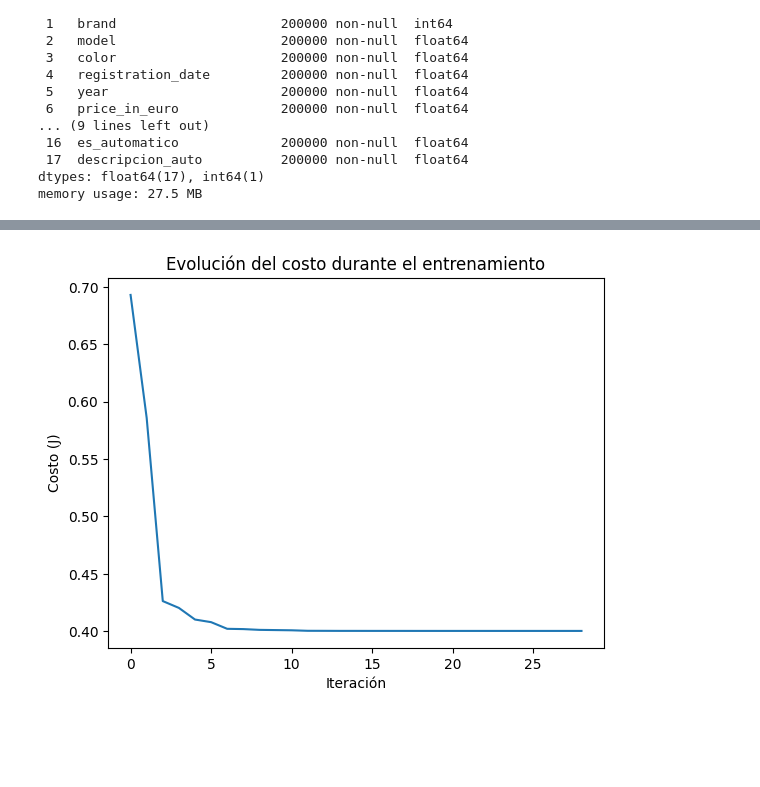
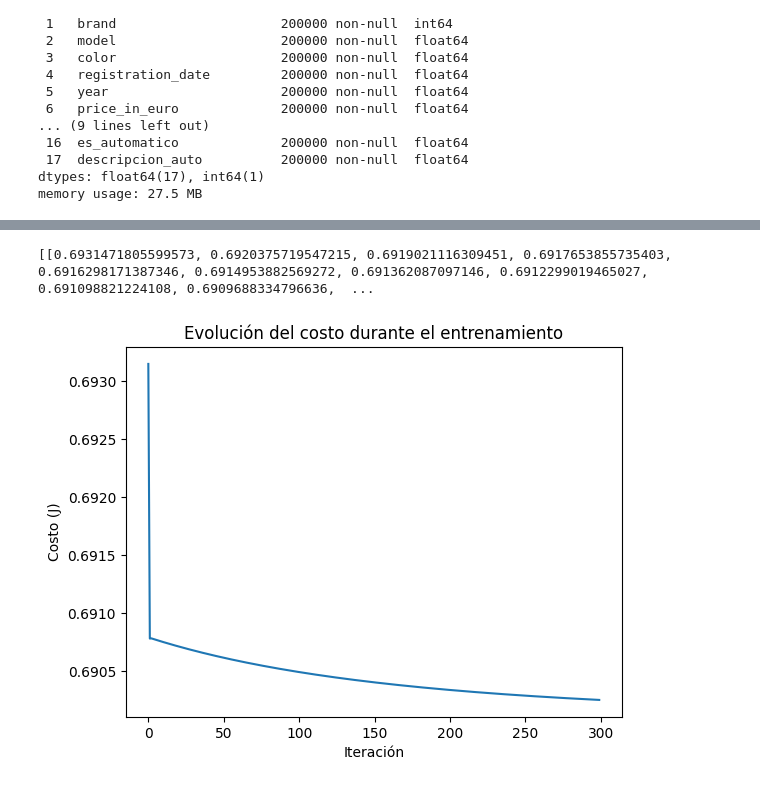
Before and after one commit to OmarChocamani/SIS420-OCL, a Jupyter notebook: Copia_de_reg_log_onevsall_03.ipynb, the cells around one changed output, grey strips where cells are left out. Cells and saved outputs as stored; diff of their text form; code cells hidden in the pictures; blank space fills up the shorter version.

```diff
--- a/Copia_de_reg_log_onevsall_03.ipynb
+++ b/Copia_de_reg_log_onevsall_03.ipynb
@@ -74,9 +74,3 @@ for col in to_convert:
 {'ford': 0, 'hyundai': 1, 'audi': 2, 'honda': 3, 'kia': 4, 'dacia': 5, 'bmw': 6, 'citroen': 7, 'alfa-romeo': 8, 'land-rover': 9, 'jaguar': 10, 'dodge': 11, 'fiat': 12, 'lamborghini': 13, 'mazda': 14,  ...
 # %%
 num_labels = 29
-# %%
-#variables categoricas
-columnas_categoricas = data.select_dtypes(include=['object']).columns
-le = LabelEncoder()
-for columna in columnas_categoricas:
-    data[columna] = le.fit_transform(data[columna]).astype(float)
@@ -264,3 +267,13 @@ X_train.shape, X_test.shape
+# %%
+#separamos el data set en 80% enry 20% para prueba
+X_train=nuevo_data.iloc[0:160000,[2,3,4,5,6,7,8,9,10,11,12,13,14]]
+y_train=nuevo_data.iloc[0:160000,1]
+
+X_test=nuevo_data.iloc[160000:,[2,3,4,5,6,7,8,9,10,11,12,13,14]]
+y_test=nuevo_data.iloc[160000:,1]
+
+#X_train, X_test, y_train, y_test = train_test_split(X_datos, y_datos, test_size=0.2)
+#X_train.shape, X_test.shape
 # %%
 X=X_train
 y=y_train
@@ -395,17 +413,19 @@ Entrenando para la clase 27...
 Entrenando para la clase 28...
 (29, 14)
 # %%
-#print(all_J_history)
+print(all_J_history)
 #print(J_history)
 #print(P_history)
+# %% [output]
+[[0.6931471805599573, 0.6920375719547215, 0.6919021116309451, 0.6917653855735403, 0.6916298171387346, 0.6914953882569272, 0.691362087097146, 0.6912299019465027, 0.691098821224108, 0.6909688334796636,  ...
 # %%
-#pyplot.plot(all_J_history)
-#pyplot.xlabel('Iteración')
-#pyplot.ylabel('Costo (J)')
-#pyplot.title('Evolución del costo durante el entrenamiento')
-#pyplot.show()
+pyplot.plot(all_J_history[10])
+pyplot.xlabel('Iteración')
+pyplot.ylabel('Costo (J)')
+pyplot.title('Evolución del costo durante el entrenamiento')
+pyplot.show()
 # %% [output]
-[figure, old version]
+[figure, new version]
 # %%
 print(all_theta)
 # %% [output]
```
Also changed, not shown: parts of 13 cells of this notebook.
